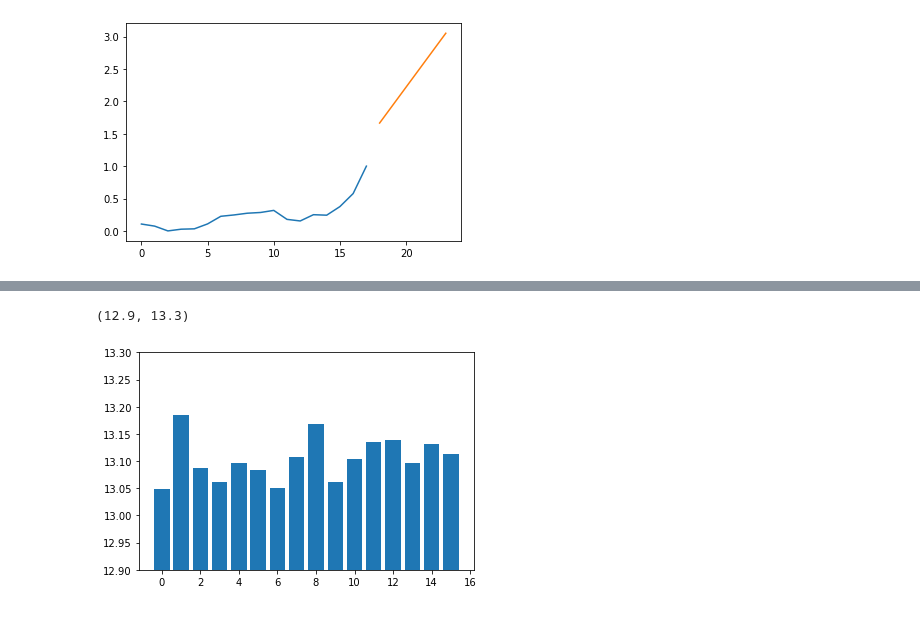
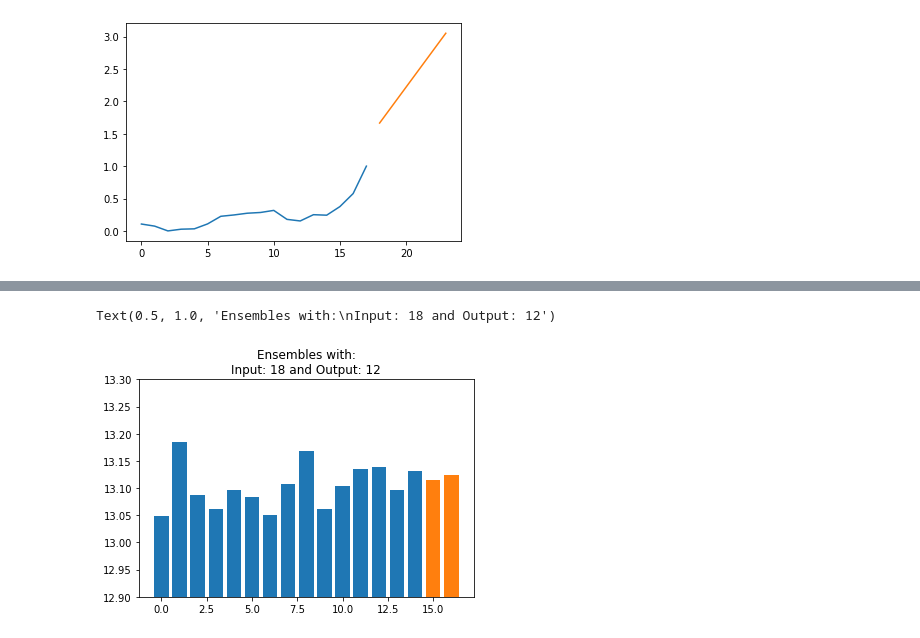
Before and after one commit to djib2011/forecasting, a Jupyter notebook: analysis/check_lines.ipynb, the cells around one changed output, grey strips where cells are left out. Drawn from its saved outputs; the diff is of its cells as text; code cells hidden in the pictures.

```diff
--- a/analysis/check_lines.ipynb
+++ b/analysis/check_lines.ipynb
@@ -114,8 +84,13 @@ results['smape']
 # %%
-r = list(df[(df['input_len'] == 18) & (df['output_len'] == 14)]['smape']) + [results['smape']['line__inp_18__out_14__loss_mae__bksize_200__bkact_relu__dir_bi']]
+r = list(df[(df['input_len'] == 18) & (df['output_len'] == 14)]['smape']) \
++ [results['smape']['line__inp_18__out_12__loss_mae__bksize_200__bkact_relu__dir_bi']] \
++ [results['smape']['line__inp_18__out_12__loss_mae__bksize_250__bkact_relu__dir_bi']]
 
-plt.bar(range(len(r)), height=r)
+colors = ['C0'] * (len(r) - 2) + ['C1'] * 2
+
+plt.bar(range(len(r)), height=r, color=colors)
 plt.ylim([12.9, 13.3])
+plt.title('Ensembles with:\nInput: 18 and Output: 12')
 # %% [output]
-(12.9, 13.3)
+Text(0.5, 1.0, 'Ensembles with:\nInput: 18 and Output: 12')
-[figure, old version]
+[figure, new version]
```
Also changed, not shown: parts of 9 cells of this notebook, 3 other files.
